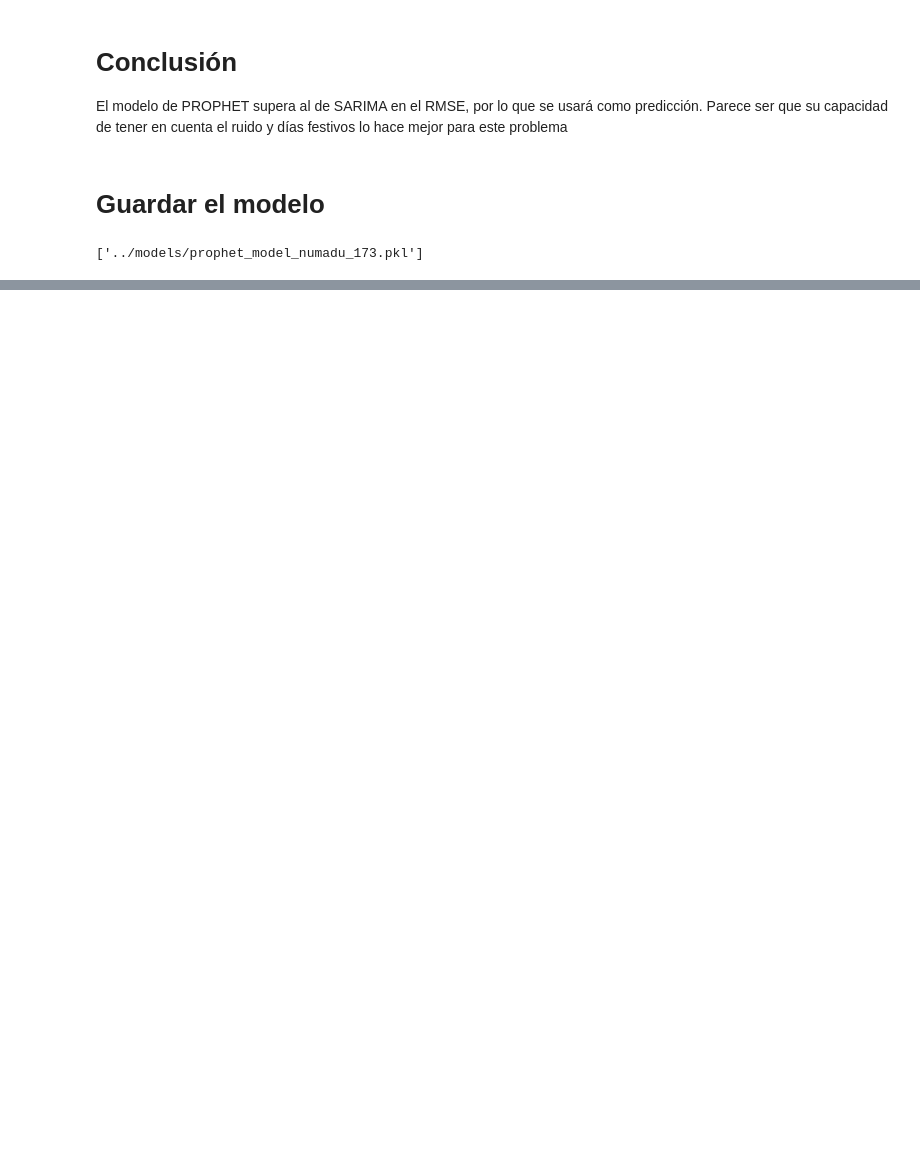
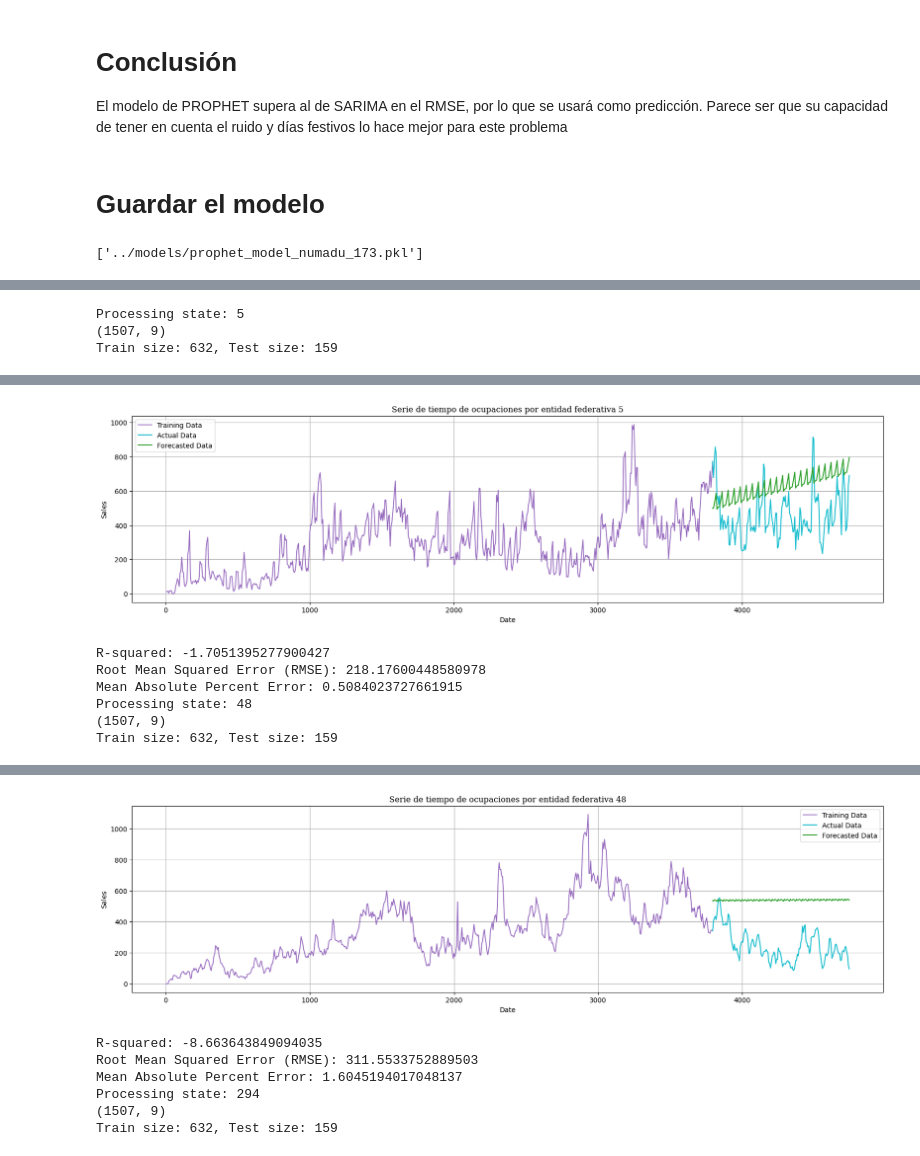
Before and after one commit to Azahramirez/claseMreporeto, a Jupyter notebook: notebooks/Notebook4_MultipleTS_nadu.ipynb, the cells around one changed output, grey strips where cells are left out. Drawn from its saved outputs; the diff is of its cells as text; code cells hidden in the pictures; blank space fills up the shorter version.

Commit message:
feat: Creacion de modelos por edo

```diff
--- a/notebooks/Notebook4_MultipleTS_nadu.ipynb
+++ b/notebooks/Notebook4_MultipleTS_nadu.ipynb
@@ -396,6 +415,8 @@ y_true = test['y'].values
 y_pred = forecast['yhat'].values
 
 residuals = y_true - y_pred
+r_2 = r2_score(test['y'], test_forecast)
+print('R-squared:', r_2)
 rmse = mean_squared_error(test['y'], y_pred)**0.5
 print('Root Mean Squared Error (RMSE):', rmse)
 print('Mean Absolute Percent Error:', round(np.mean(abs(residuals/test['y'])),len(residuals)))
@@ -415,0 +440,7 @@ joblib.dump(model, '../models/prophet_model_numadu_173.pkl')
+# %%
+# Example: Load data
+# Select only 'ID_Entidad_Fed' = 173
+estados= ocupaciones.value_counts('ID_Entidad_Fed').sort_values(ascending=False).head(5).index.to_list()
+# Invert the list estados
+estados = estados[::-1]
+print(estados)
@@ -415,0 +449,57 @@ joblib.dump(model, '../models/prophet_model_numadu_173.pkl')
+# %%
+
+for estado in estados:
+    print(f"Processing state: {estado}")
+    reservaciones = ocupaciones[ocupaciones['ID_Entidad_Fed'] == estado].copy()
+    print(reservaciones.shape)
+    df = reservaciones[['Fecha_hoy','num_adu']]
+    df.columns = ['ds', 'y']
+    df['ds'] = pd.to_datetime(df['ds'])
+    df['cap'] = 400000000.0  # upper bound
+    df['floor'] = 0.0  # optional lower bound (default is 0)
+    # Select df until 'Fecha_hoy' < '2023-01-01'
+    df= df[df['ds'] < '2023-01-01']
+    train_size = int(len(df) * 0.8)
+    train, test = df[0:train_size], df[train_size:len(df)]
+    print(f'Train size: {len(train)}, Test size: {len(test)}')
+    model = Prophet(growth='linear',holidays=mexican_holidays)
+    model.fit(train)
+    future = test[['ds']]  # Use the actual dates from your test set
+    future['cap'] = 400000000.0  # upper bound
+    future['floor'] = 0.0
+    forecast = model.predict(future)
+    # Compare predicted 'yhat' to actual 'y'
+    y_true = test['y'].values
+    y_pred = forecast['yhat'].values
+    #Plot config
+    font_name = "Serif"
+
+    graph_forecast =pd.DataFrame({
+
+        'yhat': forecast['yhat'],
+    })
+    graph_forecast.index = test.index
+
+    # Create a plot to compare the forecast with the actual test data
+    plt.figure(figsize=(20,5))
+    plt.plot(df[0:train_size+1]['y'],linewidth=1.3, c='tab:purple', label='Training Data')
+    plt.plot(test['y'], label='Actual Data', color='tab:cyan')
+    plt.plot(graph_forecast, label='Forecasted Data', color='tab:green')
+    plt.title(f'Serie de tiempo de ocupaciones por entidad federativa {estado}', fontname=font_name)
+    plt.xlabel('Date')
+    plt.ylabel('Sales')
+    plt.legend()
+    plt.grid()
+    plt.show()
+
+    residuals = y_true - y_pred
+    r_2 = r2_score(test['y'], y_pred)
+    print('R-squared:', r_2)
+    rmse = mean_squared_error(test['y'], y_pred)**0.5
+    print('Root Mean Squared Error (RMSE):', rmse)
+    print('Mean Absolute Percent Error:', round(np.mean(abs(residuals/test['y'])),len(residuals)))
+    joblib.dump(model, '../models/prophet_model_numadu_' + str(estado) + '.pkl')
+# %% [output]
+Processing state: 5
+(1507, 9)
+Train size: 632, Test size: 159
@@ -415,0 +508,7 @@ joblib.dump(model, '../models/prophet_model_numadu_173.pkl')
+[figure, added]
+R-squared: -1.7051395277900427
+Root Mean Squared Error (RMSE): 218.17600448580978
+Mean Absolute Percent Error: 0.5084023727661915
+Processing state: 48
+(1507, 9)
+Train size: 632, Test size: 159
@@ -415,0 +517,7 @@ joblib.dump(model, '../models/prophet_model_numadu_173.pkl')
+[figure, added]
+R-squared: -8.663643849094035
+Root Mean Squared Error (RMSE): 311.5533752889503
+Mean Absolute Percent Error: 1.6045194017048137
+Processing state: 294
+(1507, 9)
+Train size: 632, Test size: 159
```
Also changed, not shown: parts of 8 cells of this notebook, 6 other files.
